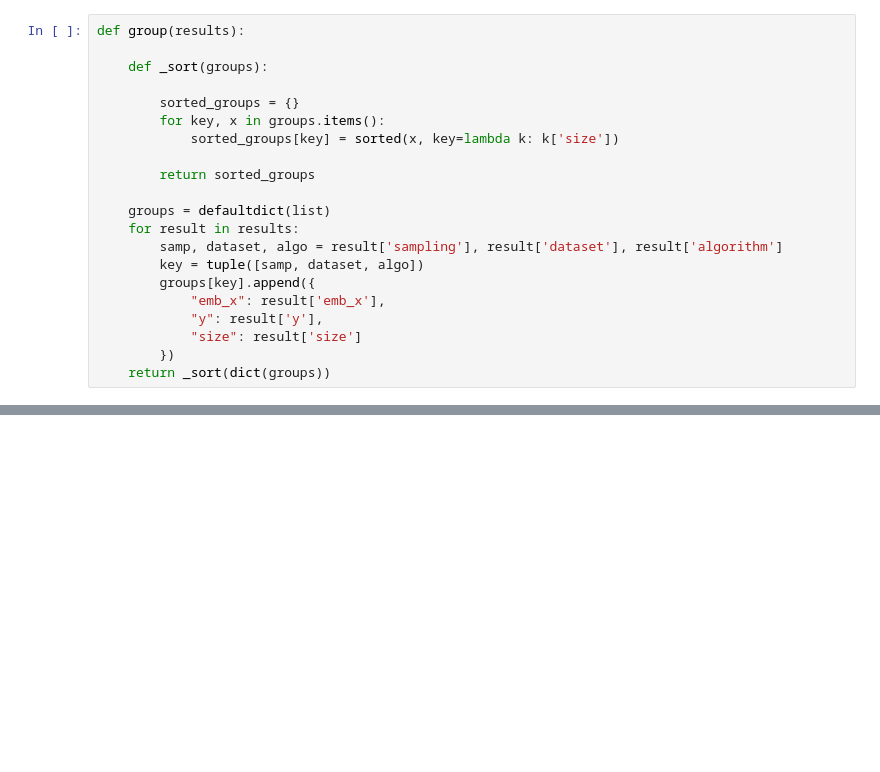
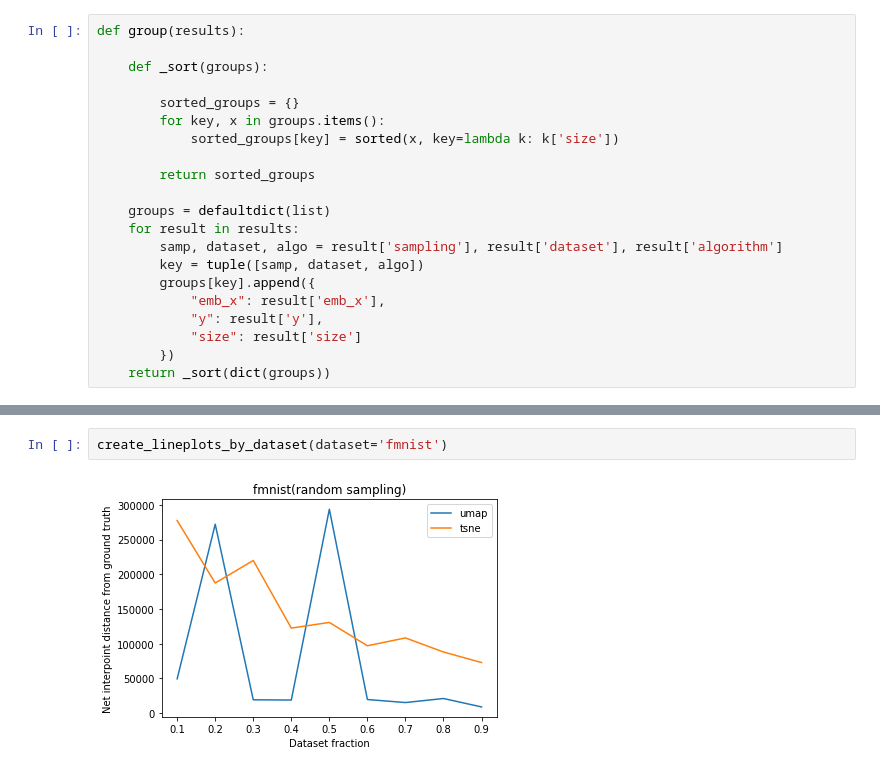
Before and after one commit to raghavmecheri/DimConvergence, a Jupyter notebook: ExperimentTwo - Analysis.ipynb, the cells around one changed output, grey strips where cells are left out. Drawn from its saved outputs; the diff is of its cells as text; blank space fills up the shorter version.

```diff
--- a/ExperimentTwo - Analysis.ipynb
+++ b/ExperimentTwo - Analysis.ipynb
@@ -72,0 +161,4 @@ interpoint_results
+# %%
+create_lineplots_by_dataset(dataset='fmnist')
+# %% [output]
+[figure, added]
```
Also changed, not shown: parts of 16 cells of this notebook.
